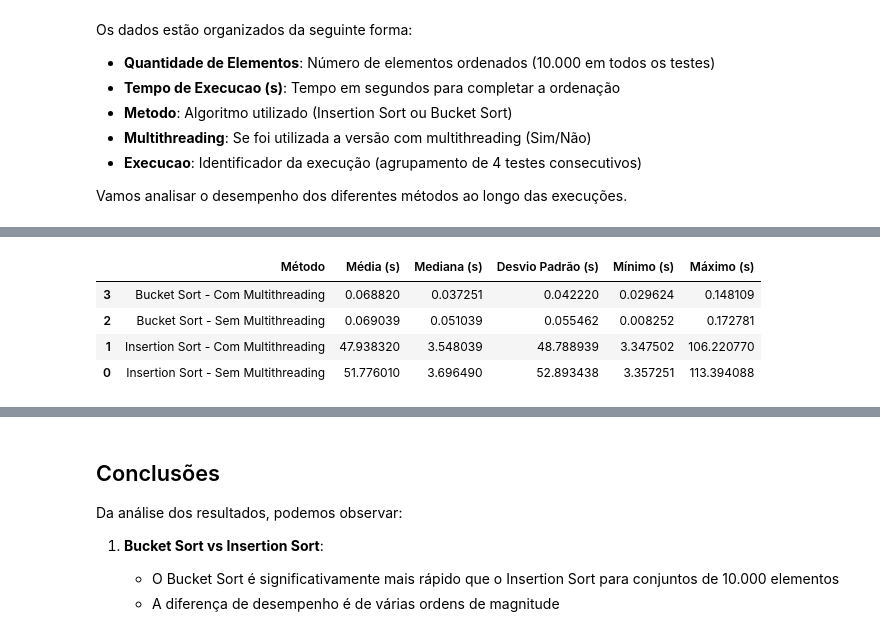
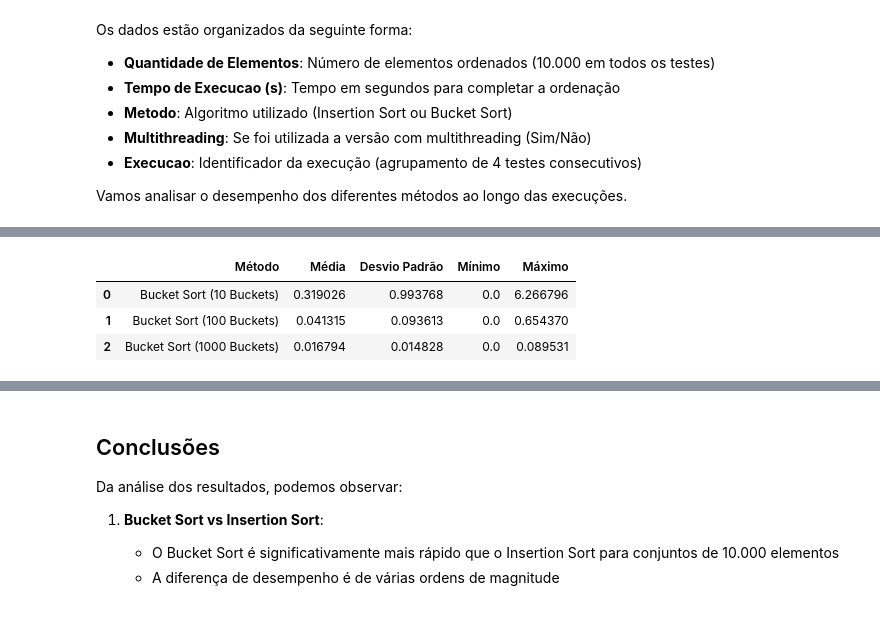
Before and after one commit to GuilhermeDeitos/TrabalhoPAA_ComparacaoInsertionSort, a Jupyter notebook: Analise.ipynb, the cells around one changed output, grey strips where cells are left out. Saved outputs shown, nothing was run; the diff lists cells and outputs as text; code cells hidden in the pictures.

```diff
--- a/Analise.ipynb
+++ b/Analise.ipynb
@@ -144,34 +206,66 @@ plt.show()
 # %%
 # Criar DataFrame com as estatísticas
-stats = []
+statsSingle = []
+statsMultithread = []
 
-for metodo, tempos in metodos_data.items():
-    stats.append({
-        'Método': metodo,
-        'Média (s)': np.mean(tempos),
-        'Mediana (s)': np.median(tempos),
-        'Desvio Padrão (s)': np.std(tempos),
-        'Mínimo (s)': min(tempos),
-        'Máximo (s)': max(tempos)
-    })
+for method in df['Método'].unique():
+    # Separar o bucketsort em numero de buckets
+    if method == 'Bucket Sort':
+        for buckets in df['Buckets'].unique():
+            if buckets == 0:
+                continue
+            method_data = df[df['Método'] == method][df['Buckets'] == buckets]
+            mean = method_data['Tempo de execução'].mean()
+            std = method_data['Tempo de execução'].std()
+            min_val = method_data['Tempo de execução'].min()
+            max_val = method_data['Tempo de execução'].max()
 
-df_stats = pd.DataFrame(stats)
-df_stats = df_stats.sort_values('Média (s)')
+            if method_data['Multithread'].iloc[0] == 'Sim':
+                statsMultithread.append({
+                    'Método': f'{method} ({buckets} Buckets)',
+                    'Média': mean,
+                    'Desvio Padrão': std,
+                    'Mínimo': min_val,
+                    'Máximo': max_val
+                })
+            else:
+                statsSingle.append({
+                    'Método': f'{method} ({buckets} Buckets)',
+                    'Média': mean,
+                    'Desvio Padrão': std,
+                    'Mínimo': min_val,
+                    'Máximo': max_val
+                })
+    # Para os outros métodos, calcular as estatísticas normalmente
+    if method == 'Insertion Sort':
+        method_data = df[df['Método'] == method]
+        mean = method_data['Tempo de execução'].mean()
+        std = method_data['Tempo de execução'].std()
+        min_val = method_data['Tempo de execução'].min()
+        max_val = method_data['Tempo de execução'].max()
 
-# Mostrar a tabela com estatísticas
-display(df_stats)
+        if method_data['Multithread'].iloc[0] == 'Sim':
+            statsMultithread.append({
+                'Método': method,
+                'Média': mean,
+                'Desvio Padrão': std,
+                'Mínimo': min_val,
+                'Máximo': max_val
+            })
+        else:
+            statsSingle.append({
+                'Método': method,
+                'Média': mean,
+                'Desvio Padrão': std,
+                'Mínimo': min_val,
+                'Máximo': max_val
+            })
 
-# Calcular speedup (comparação com o método mais lento)
-metodo_mais_lento = df_stats.iloc[-1]['Método']
-tempo_mais_lento = df_stats.iloc[-1]['Média (s)']
-
-print(f"\nSpeedup em relação ao método mais lento ({metodo_mais_lento}):")
-for index, row in df_stats.iterrows():
-    speedup = tempo_mais_lento / row['Média (s)']
-    print(f"{row['Método']}: {speedup:.2f}x mais rápido")
+# Criar DataFrame com as estatísticas
+stats_df = pd.DataFrame(statsSingle)
+stats_df
 # %% [output]
-|  | Método | Média (s) | Mediana (s) | Desvio Padrão (s) | Mínimo (s) | Máximo (s) |
-| 3 | Bucket Sort - Com Multithreading | 0.068820 | 0.037251 | 0.042220 | 0.029624 | 0.148109 |
-| 2 | Bucket Sort - Sem Multithreading | 0.069039 | 0.051039 | 0.055462 | 0.008252 | 0.172781 |
-| 1 | Insertion Sort - Com Multithreading | 47.938320 | 3.548039 | 48.788939 | 3.347502 | 106.220770 |
-| 0 | Insertion Sort - Sem Multithreading | 51.776010 | 3.696490 | 52.893438 | 3.357251 | 113.394088 |
+|  | Método | Média | Desvio Padrão | Mínimo | Máximo |
+| 0 | Bucket Sort (10 Buckets) | 0.319026 | 0.993768 | 0.0 | 6.266796 |
+| 1 | Bucket Sort (100 Buckets) | 0.041315 | 0.093613 | 0.0 | 0.654370 |
+| 2 | Bucket Sort (1000 Buckets) | 0.016794 | 0.014828 | 0.0 | 0.089531 |
```
Also changed, not shown: parts of 13 cells of this notebook, 21 other files.
